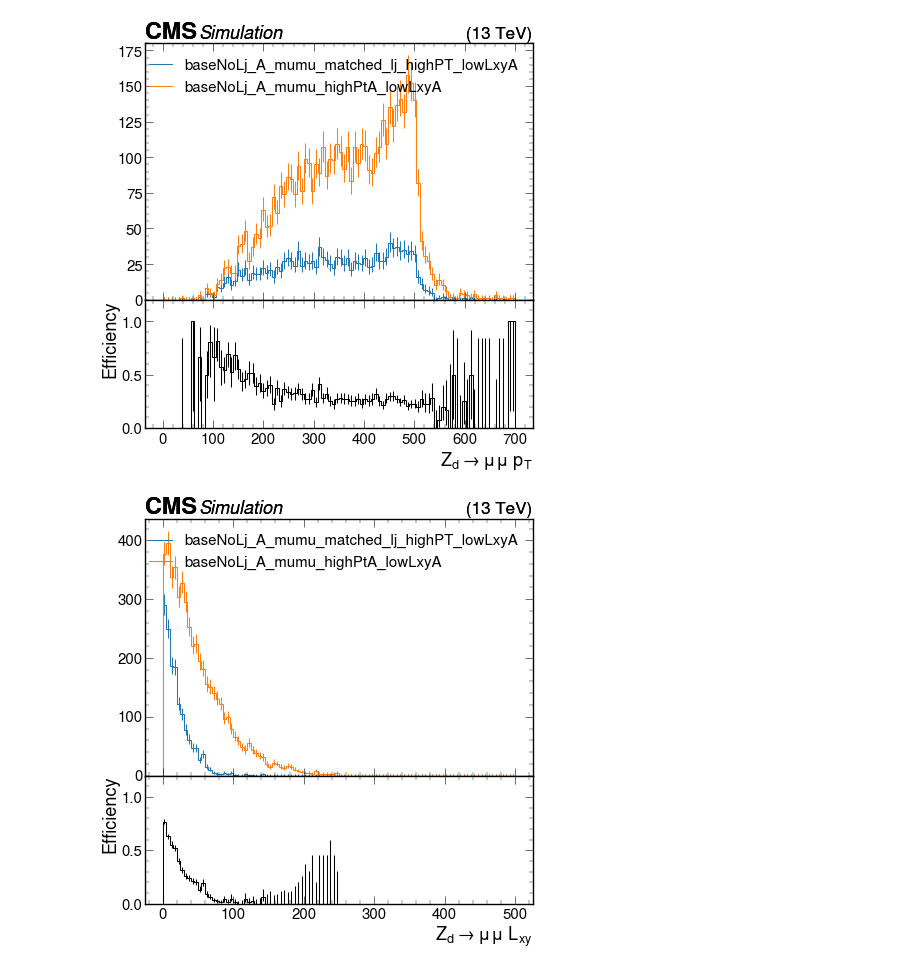
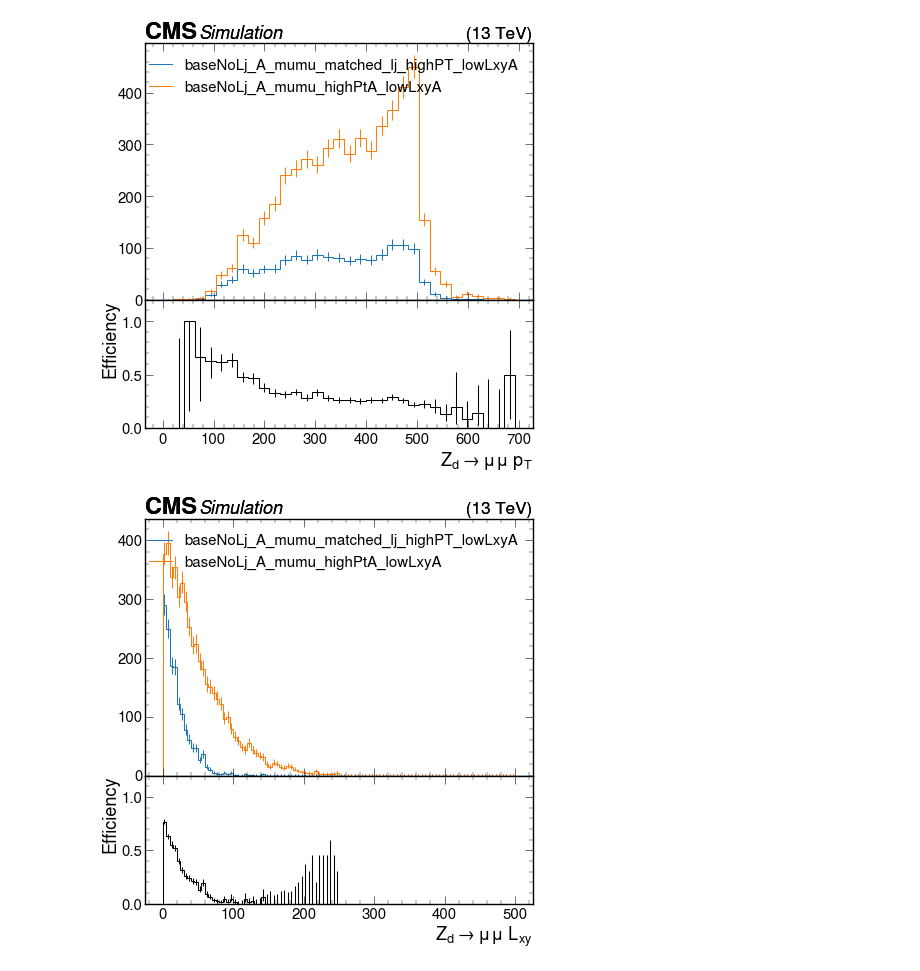
Before and after one commit to yeopjjang/SIDM, a Jupyter notebook: sidm/studies/ljRecoEffi_studies/mu_lj_effi.ipynb, the cells around one changed output. Drawn from its saved outputs; the diff is of its cells as text; code cells hidden in the pictures.

```diff
--- a/sidm/studies/ljRecoEffi_studies/mu_lj_effi.ipynb
+++ b/sidm/studies/ljRecoEffi_studies/mu_lj_effi.ipynb
@@ -141,17 +142,17 @@ utilities.plot_ratio (hists["genMu_genMu_dR_lowRange"][ch2, ::2j],
 [figure]
 # %%
 hists = output["out"]["2Mu2E_1000GeV_0p25GeV_2p0mm"]["hists"]
-utilities.plot_ratio (hists["genAs_toMu_pt_highRange"][ch2, :],
-           hists["genAs_toMu_pt_highRange"][ch1, :],
+utilities.plot_ratio (hists["genAs_toMu_pt_highRange"][ch2, ::3j],
+           hists["genAs_toMu_pt_highRange"][ch1, ::3j],
           legend = [ch2, ch1])
 utilities.plot_ratio (hists["genAs_toMu_lxy"][ch2, :],
            hists["genAs_toMu_lxy"][ch1, :],
           legend = [ch2, ch1])
 utilities.plot_ratio (hists["genMu_genMu_dR_XXLowRange"][ch2, ::2j],
            hists["genMu_genMu_dR_XXLowRange"][ch1, ::2j],
           legend = [ch2, ch1])
 # %% [output]
-[figure, old version]
+[figure, new version]
 [figure]
 [figure]
 # %%
```
Also changed, not shown: parts of 6 cells of this notebook.
